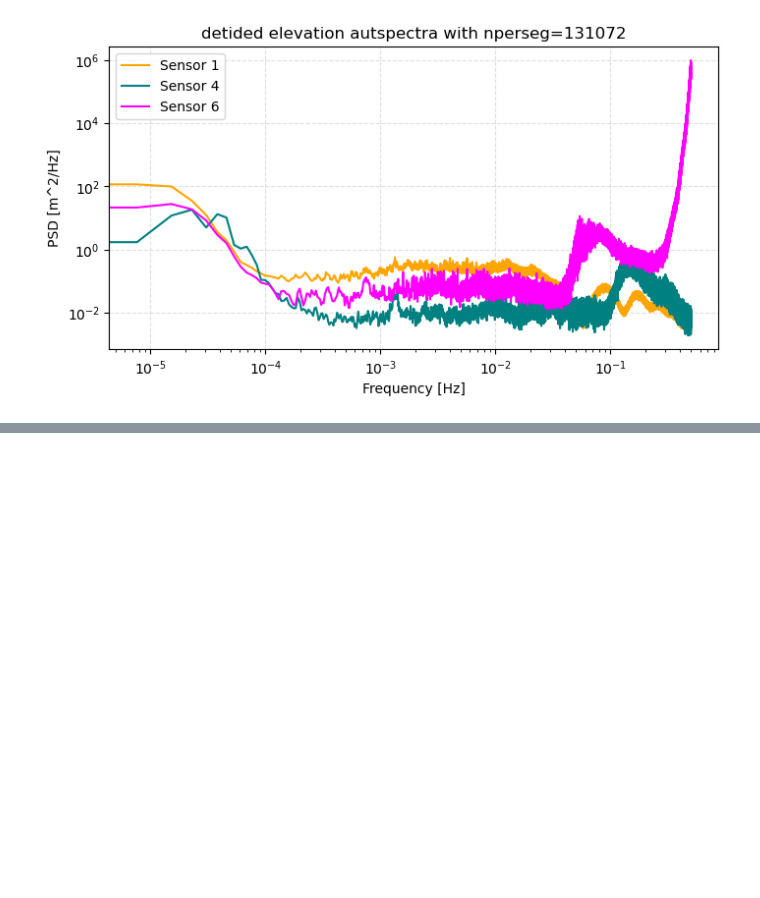
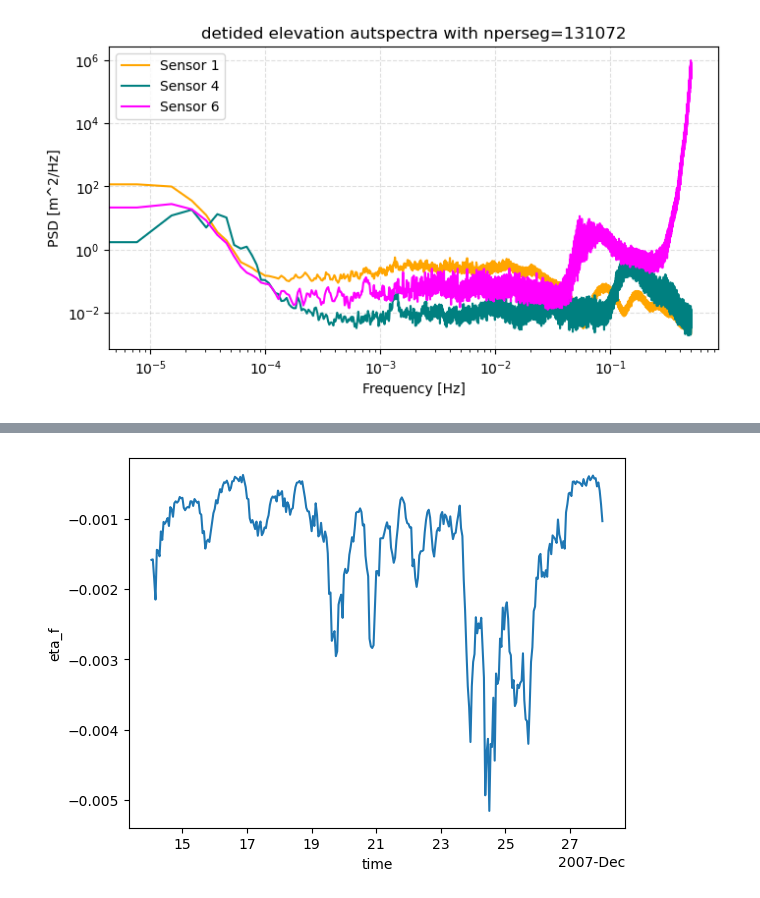
Before and after one commit to isidora-rojas/OceanWaveAnalysis, a Jupyter notebook: mokuleia/Becker2014.ipynb, the cells around one changed output, grey strips where cells are left out. Saved outputs shown, nothing was run; the diff lists cells and outputs as text; code cells hidden in the pictures; blank space fills up the shorter version.

```diff
--- a/mokuleia/Becker2014.ipynb
+++ b/mokuleia/Becker2014.ipynb
@@ -27,22 +26,53 @@ plt.show()
 since sensor 1 and 2 are ~same depth, i'm going to assumer that sensor 3 is the end of the reef face and sensor 6 is the "offshore" sensor but will talk to mark about that.
 # %%
 ### ------------------ LOAD AND DETIDE DATA -------------------- ###
+
+# INPUT VALUES
+fs = 1
+nperseg = 131072 # 2 hr windows
+noverlap = nperseg * 0.75 # 75% overlap
+LAT = 21.58055556
 
 ## ----- Sensor 1 (NEARSHORE)----- ##
 bursts1 = loadPressureData(Path("data/MoA18411.mat"))
 t1, h1, p1 = bursts1.time, bursts1.depth_m, bursts1.pressure_pa
 # detide
-tide1, p1_detide, p1_raw = detide(p1, t1, LAT = 21.58055556)
+tide1, p1_detide, p1_raw = detide(p1, t1, LAT = LAT)
+# PSD of eta
+freqs1, t1_spec, Spp1 = spectrogram(p1_detide, fs=fs, window = 'hann', nperseg = nperseg, noverlap = nperseg/2, detrend = 'linear', scaling = 'density',mode='psd', )
+Seta1, t_eta1, h_eta1 = Spp_to_Seta(Spp1, freqs1, t1_spec, t1, h1)
 
-## ----- Sensor 4 (REEF FACE)----- ##
+
+## ----- Sensor 4/5 (REEF FACE)----- ##
 bursts4 = loadPressureData(Path("data/MoA48411.mat"))
 t4, h4, p4 = bursts4.time, bursts4.depth_m, bursts4.pressure_pa
 # detide
-tide4, p4_detide, p4_raw = detide(p4, t4, LAT = 21.58055556)
+tide4, p4_detide, p4_raw = detide(p4, t4, LAT = LAT)
+# PSD of eta
+freqs4, t4_spec, Spp4 = spectrogram(p4_detide, fs=fs, window = 'hann', nperseg = nperseg, noverlap = nperseg/2, detrend = 'linear', scaling = 'density',mode='psd', )
+Seta4, t_eta4, h_eta4 = Spp_to_Seta(Spp4, freqs4, t4_spec, t4, h4)
+
+bursts4b = loadPressureData(Path("data/MoA48411.mat"))
+t4b, h4b, p4b = bursts4.time, bursts4.depth_m, bursts4.pressure_pa
+# detide
+tide4b, p4b_detide, p4b_raw = detide(p4b, t4b, LAT = LAT)
+# PSD of eta
+freqs4b, t4b_spec, Spp4b = spectrogram(p4b_detide, fs=fs, window = 'hann', nperseg = nperseg, noverlap = nperseg/2, detrend = 'linear', scaling = 'density',mode='psd', )
+Seta4b, t_eta4b, h_eta4b = Spp_to_Seta(Spp4b, freqs4b, t4b_spec, t4b, h4b)
+
+bursts5 = loadPressureData(Path("data/MoA58411.mat"))
+t5, h5, p5 = bursts5.time, bursts5.depth_m, bursts5.pressure_pa
+# detide
+tide5, p5_detide, p5_raw = detide(p5, t5,  LAT = LAT)
+freqs5, t5_spec, Spp5 = spectrogram(p5_detide, fs=fs, window = 'hann', nperseg = nperseg, noverlap = nperseg/2, detrend = 'linear', scaling = 'density',mode='psd', )
+Seta5, t_eta5, h_eta5 = Spp_to_Seta(Spp5, freqs5, t5_spec, t5, h5)
 
 ## ----- Sensor 6 (OFFSHORE)----- ##
 bursts6 = loadPressureData(Path("data/MoA68411.mat"))
 t6, h6, p6 = bursts6.time, bursts6.depth_m, bursts6.pressure_pa
 # detide
-tide6, p6_detide, p6_raw = detide(p6, t6, LAT = 21.58055556)
+tide6, p6_detide, p6_raw = detide(p6, t6, LAT = LAT)
+# PSD of eta
+freqs6, t6_spec, Spp6 = spectrogram(p6_detide, fs=fs, window = 'hann', nperseg = nperseg, noverlap = nperseg/2, detrend = 'linear', scaling = 'density',mode='psd', )
+Seta6, t_eta6, h_eta6 = Spp_to_Seta(Spp6, freqs6, t6_spec, t6, h6)
 # %% [output]
@@ -169,0 +147,6 @@ Hrms_time = 2.0 * np.sqrt(2.0) * (
+# %%
+ds_etaf = compute_eta_f(Seta4,freqs4,t4_spec,t4,-h4,)
+ds_etaf.eta_f.plot()
+eta_f = ds_etaf.eta_f.values
+# %% [output]
+[figure, added]
```
Also changed, not shown: parts of 17 cells of this notebook, 2 other files.
